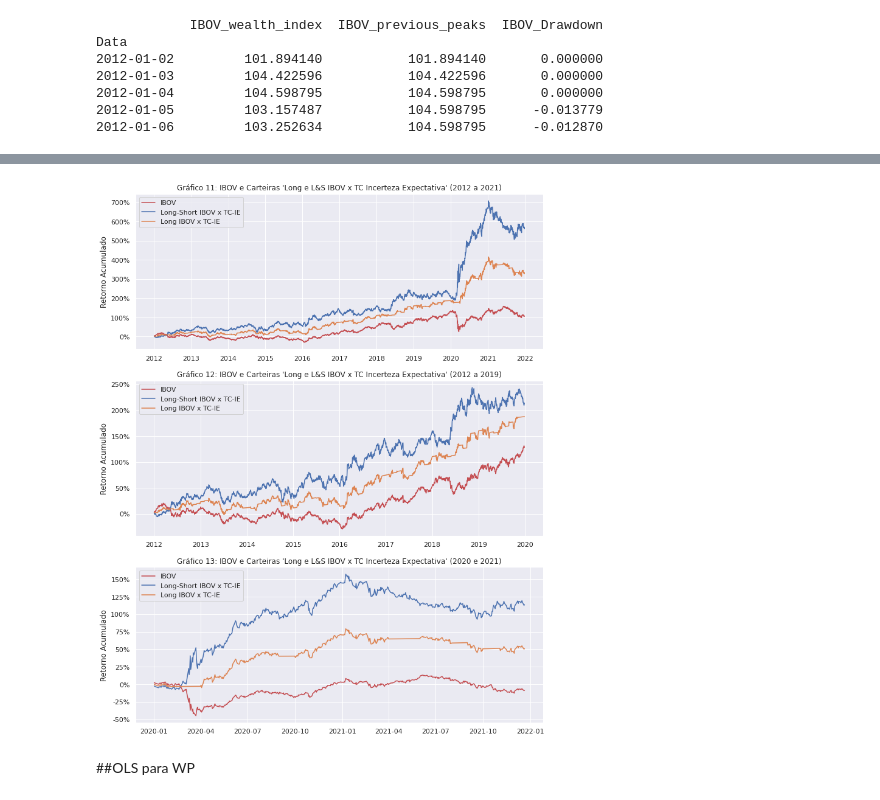
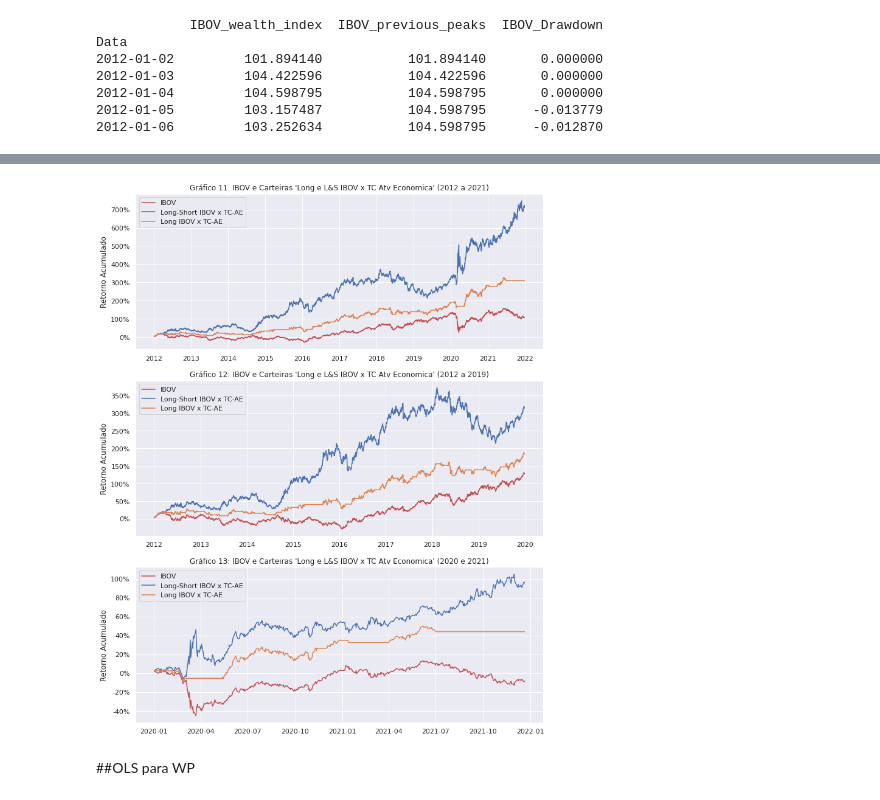
Before and after one commit to orleansmartins/curso-mpf, a Jupyter notebook: WP_TC_Atv_Eco.ipynb, the cells around one changed output, grey strips where cells are left out. Cells and saved outputs as stored; diff of their text form; code cells hidden in the pictures.

```diff
--- a/WP_TC_Atv_Eco.ipynb
+++ b/WP_TC_Atv_Eco.ipynb
@@ -155,7 +145,7 @@ Data
 # Volatilidade
 
 df_mean['IBOV_Vol'] = df_mean['IBOV_var'].rolling(window=252).std() * np.sqrt(252)
-df_mean['IBOV_AtvEco_Vol'] = df_mean['IBOV_AtvEco_SMA21'].rolling(window=252).std() * np.sqrt(252)
+df_mean['IBOV_AtvEco_Vol'] = df_mean['IBOV_AtvEco_SMA30'].rolling(window=252).std() * np.sqrt(252)
 df_mean['IBOV>AtvEco_Vol'] = df_mean['IBOV_AtvEco_Alta'].rolling(window=252).std() * np.sqrt(252)
 
 print(df_mean[['IBOV_Vol', 'IBOV_AtvEco_Vol', 'IBOV>AtvEco_Vol']].tail(5))
@@ -220,7 +210,7 @@ Data
 # %% [markdown]
 ## Separação dos DF
 # %%
-df_clean = df_mean[['IBOV_var', 'IBOV_cum', 'TC Atv Economica', 'TC AtvEco_SMA21', 'AtvEco<SMA21', 'AtvEco>SMA21', 'IBOV_AtvEco_Baixa', 'IBOV_AtvEco_Alta', 'IBOV_AtvEco_SMA21', 'IBOV_AtvEco<SMA21_cum', 'IBOV_AtvEco>SMA21_cum', 'IBOV_AtvEco_SMA21_cum', 'MKT', 'HML', 'SMB', 'WML', 'IML']]
+df_clean = df_mean[['IBOV', 'IBOV_var', 'IBOV_cum', 'TC Incert', 'TC Incert_SMA30', 'TC Atv Economica', 'TC AtvEco_SMA30', 'TC AtvEco_SMA60', 'TC AtvEco_SMA90', 'TC AtvEco_SMA180', 'AtvEco<SMA30', 'AtvEco>SMA30', 'IBOV_AtvEco_Baixa', 'IBOV_AtvEco_Alta', 'IBOV_AtvEco_SMA30', 'IBOV_AtvEco<SMA30_cum', 'IBOV_AtvEco>SMA30_cum', 'IBOV_AtvEco_SMA30_cum', 'MKT', 'HML', 'SMB', 'WML', 'IML']]
 # %%
 df_clean.isnull().sum()
 # %% [output]
@@ -731,9 +741,9 @@ Data
 # %%
 # Compute the wealth index by starting with 100 dollars
 
-df_10y['Expect_wealth_index'] = 100 * (1+df_10y['IBOV_Expect_SMA21']).cumprod() # The starting value won't matter with drawdowns
-df_10y['Expect_previous_peaks'] = df_10y['Expect_wealth_index'].cummax() # Compute the previous peaks
-df_10y['Expect_Drawdown'] = (df_10y['Expect_wealth_index'] - df_10y['Expect_previous_peaks'])/df_10y['Expect_previous_peaks'] # Calculate the drawdown in percentage
+df_10y['AtvEco_wealth_index'] = 100 * (1+df_10y['IBOV_AtvEco_SMA30']).cumprod() # The starting value won't matter with drawdowns
+df_10y['AtvEco_previous_peaks'] = df_10y['AtvEco_wealth_index'].cummax() # Compute the previous peaks
+df_10y['AtvEco_Drawdown'] = (df_10y['AtvEco_wealth_index'] - df_10y['AtvEco_previous_peaks'])/df_10y['AtvEco_previous_peaks'] # Calculate the drawdown in percentage
 
-print(df_10y[['Expect_wealth_index', 'Expect_previous_peaks', 'Expect_Drawdown']].head())
+print(df_10y[['AtvEco_wealth_index', 'AtvEco_previous_peaks', 'AtvEco_Drawdown']].head())
 # %% [output]
@@ -747,9 +757,9 @@ Data
 # %%
 # Compute the wealth index by starting with 100 dollars
 
-df_10y['Baixa_wealth_index'] = 100 * (1+df_10y['IBOV_Expect_Baixa']).cumprod() # The starting value won't matter with drawdowns
-df_10y['Baixa_previous_peaks'] = df_10y['Baixa_wealth_index'].cummax() # Compute the previous peaks
-df_10y['Baixa_Drawdown'] = (df_10y['Baixa_wealth_index'] - df_10y['Baixa_previous_peaks'])/df_10y['Baixa_previous_peaks'] # Calculate the drawdown in percentage
+df_10y['Alta_wealth_index'] = 100 * (1+df_10y['IBOV_AtvEco_Alta']).cumprod() # The starting value won't matter with drawdowns
+df_10y['Alta_previous_peaks'] = df_10y['Alta_wealth_index'].cummax() # Compute the previous peaks
+df_10y['Alta_Drawdown'] = (df_10y['Alta_wealth_index'] - df_10y['Alta_previous_peaks'])/df_10y['Alta_previous_peaks'] # Calculate the drawdown in percentage
 
-print(df_10y[['Baixa_wealth_index', 'Baixa_previous_peaks', 'Baixa_Drawdown']].head())
+print(df_10y[['Alta_wealth_index', 'Alta_previous_peaks', 'Alta_Drawdown']].head())
 # %% [output]
@@ -849,33 +853,33 @@ fig.show()
 # %%
 fig, ax = plt.subplots(3,1, figsize=(12,16))
 
 ax[0].plot((1+df_10y['IBOV_var']).cumprod()-1, label = 'IBOV', color = 'r')
-ax[0].plot((1+df_10y['IBOV_Expect_SMA21']).cumprod()-1, label = 'Long-Short IBOV x TC-IE')
-ax[0].plot((1+df_10y['IBOV_Expect_Baixa']).cumprod()-1, label = 'Long IBOV x TC-IE')
+ax[0].plot((1+df_10y['IBOV_AtvEco_SMA30']).cumprod()-1, label = 'Long-Short IBOV x TC-AE')
+ax[0].plot((1+df_10y['IBOV_AtvEco_Alta']).cumprod()-1, label = 'Long IBOV x TC-AE')
 ax[0].yaxis.set_major_formatter(mtick.PercentFormatter(1.0))
-ax[0].set_title("Gráfico 11: IBOV e Carteiras 'Long e L&S IBOV x TC Incerteza Expectativa' (2012 a 2021)")
+ax[0].set_title("Gráfico 11: IBOV e Carteiras 'Long e L&S IBOV x TC Atv Economica' (2012 a 2021)")
 ax[0].set_ylabel('Retorno Acumulado')
 ax[0].legend(loc='upper left')
 
 ax[1].plot((1+df_12a19['IBOV_var']).cumprod()-1, label = 'IBOV', color = 'r')
-ax[1].plot((1+df_12a19['IBOV_Expect_SMA21']).cumprod()-1, label = 'Long-Short IBOV x TC-IE')
-ax[1].plot((1+df_12a19['IBOV_Expect_Baixa']).cumprod()-1, label = 'Long IBOV x TC-IE')
+ax[1].plot((1+df_12a19['IBOV_AtvEco_SMA30']).cumprod()-1, label = 'Long-Short IBOV x TC-AE')
+ax[1].plot((1+df_12a19['IBOV_AtvEco_Alta']).cumprod()-1, label = 'Long IBOV x TC-AE')
 ax[1].yaxis.set_major_formatter(mtick.PercentFormatter(1.0))
-ax[1].set_title("Gráfico 12: IBOV e Carteiras 'Long e L&S IBOV x TC Incerteza Expectativa' (2012 a 2019)")
+ax[1].set_title("Gráfico 12: IBOV e Carteiras 'Long e L&S IBOV x TC Atv Economica' (2012 a 2019)")
 ax[1].set_ylabel('Retorno Acumulado')
 ax[1].legend(loc='upper left')
 
 ax[2].plot((1+df_crise['IBOV_var']).cumprod()-1, label = 'IBOV', color = 'r')
-ax[2].plot((1+df_crise['IBOV_Expect_SMA21']).cumprod()-1, label = 'Long-Short IBOV x TC-IE')
-ax[2].plot((1+df_crise['IBOV_Expect_Baixa']).cumprod()-1, label = 'Long IBOV x TC-IE')
+ax[2].plot((1+df_crise['IBOV_AtvEco_SMA30']).cumprod()-1, label = 'Long-Short IBOV x TC-AE')
+ax[2].plot((1+df_crise['IBOV_AtvEco_Alta']).cumprod()-1, label = 'Long IBOV x TC-AE')
 ax[2].yaxis.set_major_formatter(mtick.PercentFormatter(1.0))
-ax[2].set_title("Gráfico 13: IBOV e Carteiras 'Long e L&S IBOV x TC Incerteza Expectativa' (2020 e 2021)")
+ax[2].set_title("Gráfico 13: IBOV e Carteiras 'Long e L&S IBOV x TC Atv Economica' (2020 e 2021)")
 ax[2].set_ylabel('Retorno Acumulado')
 ax[2].legend(loc='upper left')
 
 sns.set()
 # %% [output]
-[figure, old version]
+[figure, new version]
 # %% [markdown]
 ##OLS para WP
 # %%
```
Also changed, not shown: parts of 62 cells of this notebook.
